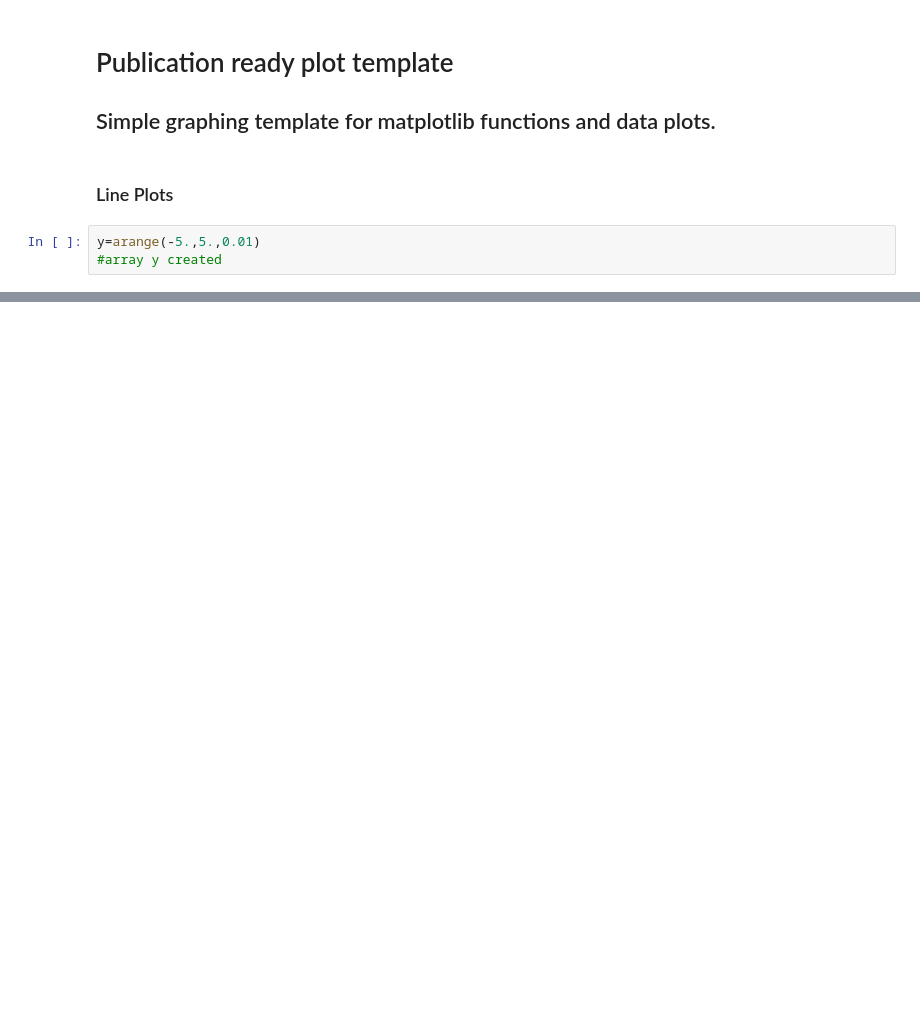
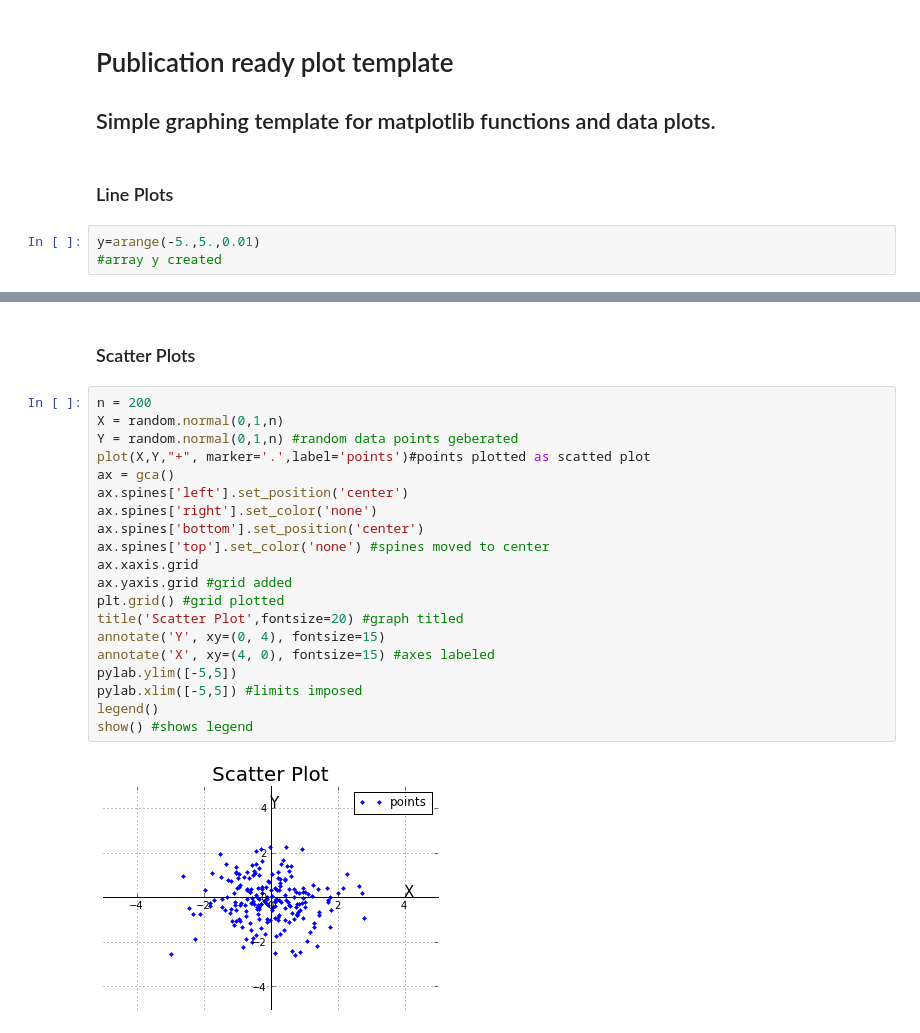
Before and after one commit to nmilgram/PHYS-202-S13, a Jupyter notebook: Week3/PlotTemplates.ipynb, the cells around one changed output, grey strips where cells are left out. Cells and saved outputs as stored; diff of their text form; blank space fills up the shorter version.

```diff
--- a/Week3/PlotTemplates.ipynb
+++ b/Week3/PlotTemplates.ipynb
@@ -29,0 +80,24 @@ ylim([-5,5])
+# %% [markdown]
+### Scatter Plots
+# %%
+n = 200
+X = random.normal(0,1,n)
+Y = random.normal(0,1,n) #random data points geberated
+plot(X,Y,"+", marker='.',label='points')#points plotted as scatted plot
+ax = gca()
+ax.spines['left'].set_position('center')
+ax.spines['right'].set_color('none')
+ax.spines['bottom'].set_position('center')
+ax.spines['top'].set_color('none') #spines moved to center
+ax.xaxis.grid
+ax.yaxis.grid #grid added
+plt.grid() #grid plotted
+title('Scatter Plot',fontsize=20) #graph titled
+annotate('Y', xy=(0, 4), fontsize=15)
+annotate('X', xy=(4, 0), fontsize=15) #axes labeled
+pylab.ylim([-5,5])
+pylab.xlim([-5,5]) #limits imposed
+legend()
+show() #shows legend
+# %% [output]
+[figure, added]
```
Also changed, not shown: parts of 3 cells of this notebook.
